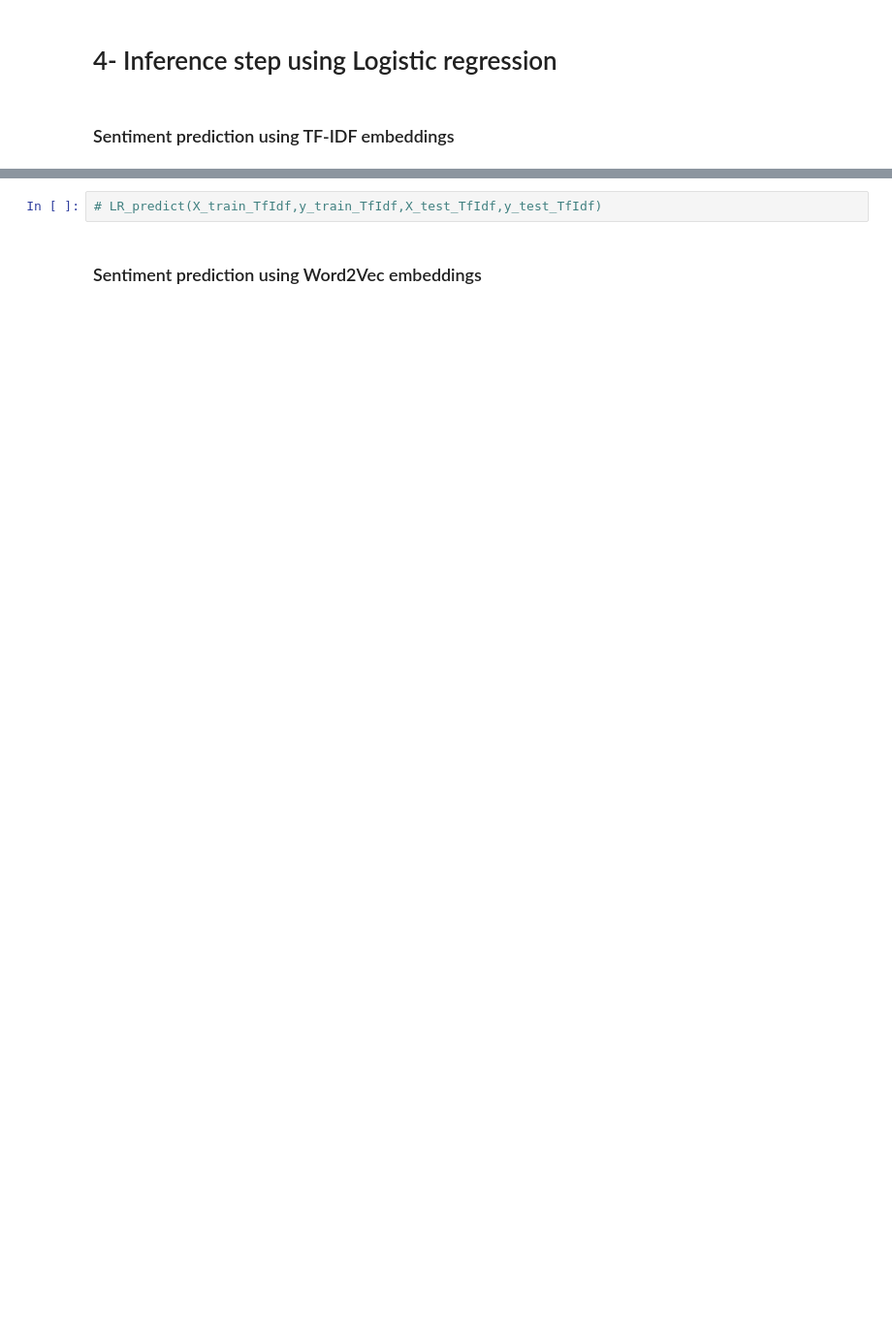
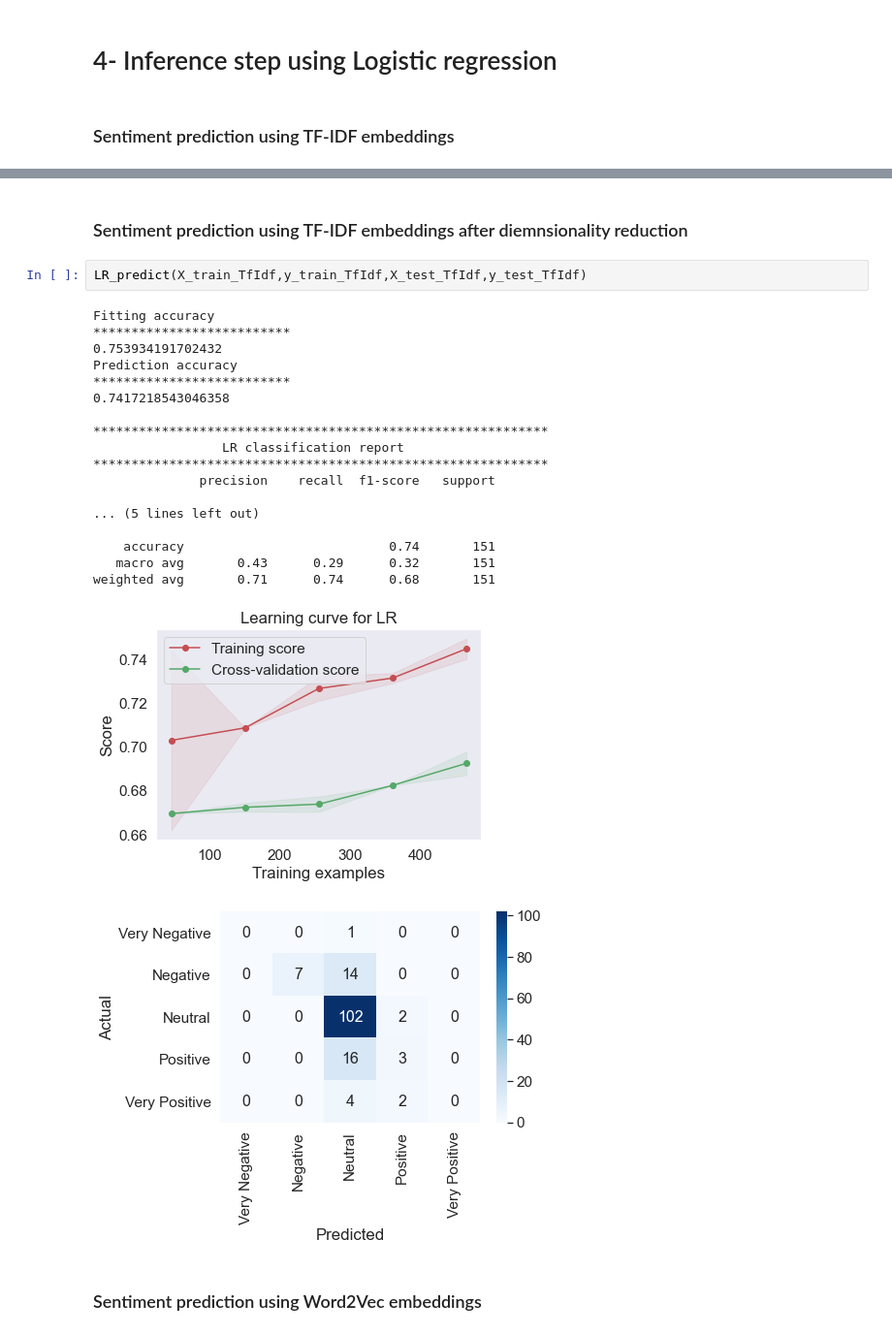
Before and after one commit to zceihzi/AMLSII_final_assignment, a Jupyter notebook: amls-ii-assignment.ipynb, the cells around one changed output, grey strips where cells are left out. Shown: that part at 97% size. Saved outputs shown, nothing was run; the diff lists cells and outputs as text; blank space fills up the shorter version.

```diff
--- a/amls-ii-assignment.ipynb
+++ b/amls-ii-assignment.ipynb
@@ -821,5 +118,27 @@ y_test has shape: (23410,)
+# %% [markdown]
+### Sentiment prediction using TF-IDF embeddings after diemnsionality reduction
 # %%
-# LR_predict(X_train_TfIdf,y_train_TfIdf,X_test_TfIdf,y_test_TfIdf)
+LR_predict(X_train_TfIdf,y_train_TfIdf,X_test_TfIdf,y_test_TfIdf)
+# %% [output]
+Fitting accuracy
+**************************
+0.753934191702432
+Prediction accuracy
+**************************
+0.7417218543046358
+
+************************************************************
+                 LR classification report
+************************************************************
+              precision    recall  f1-score   support
+
+... (5 lines left out)
+
+    accuracy                           0.74       151
+   macro avg       0.43      0.29      0.32       151
+weighted avg       0.71      0.74      0.68       151
+[figure, added]
+[figure, added]
 # %% [markdown]
 ### Sentiment prediction using Word2Vec embeddings
 # %%
```
Also changed, not shown: parts of 18 cells of this notebook, 1 other file.
